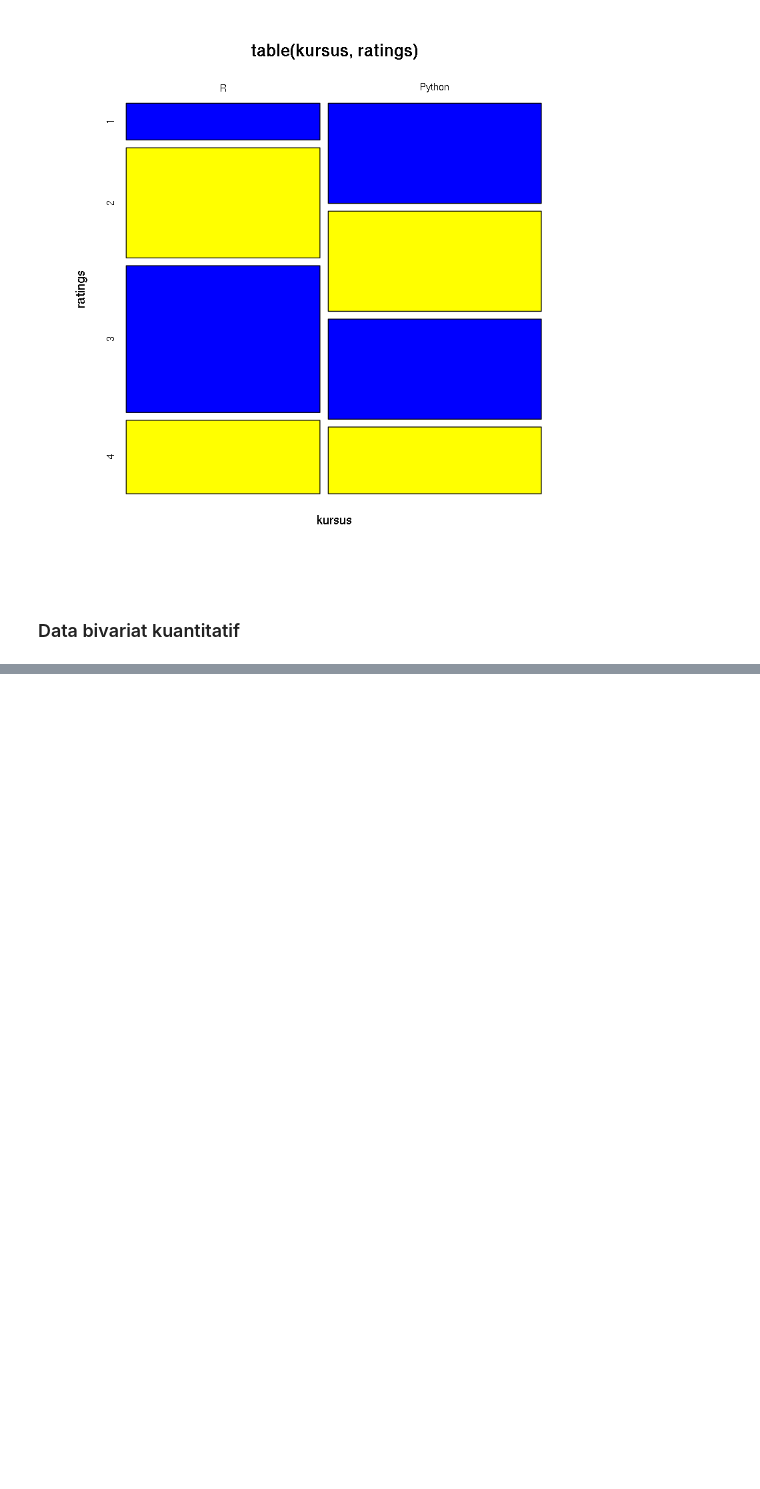
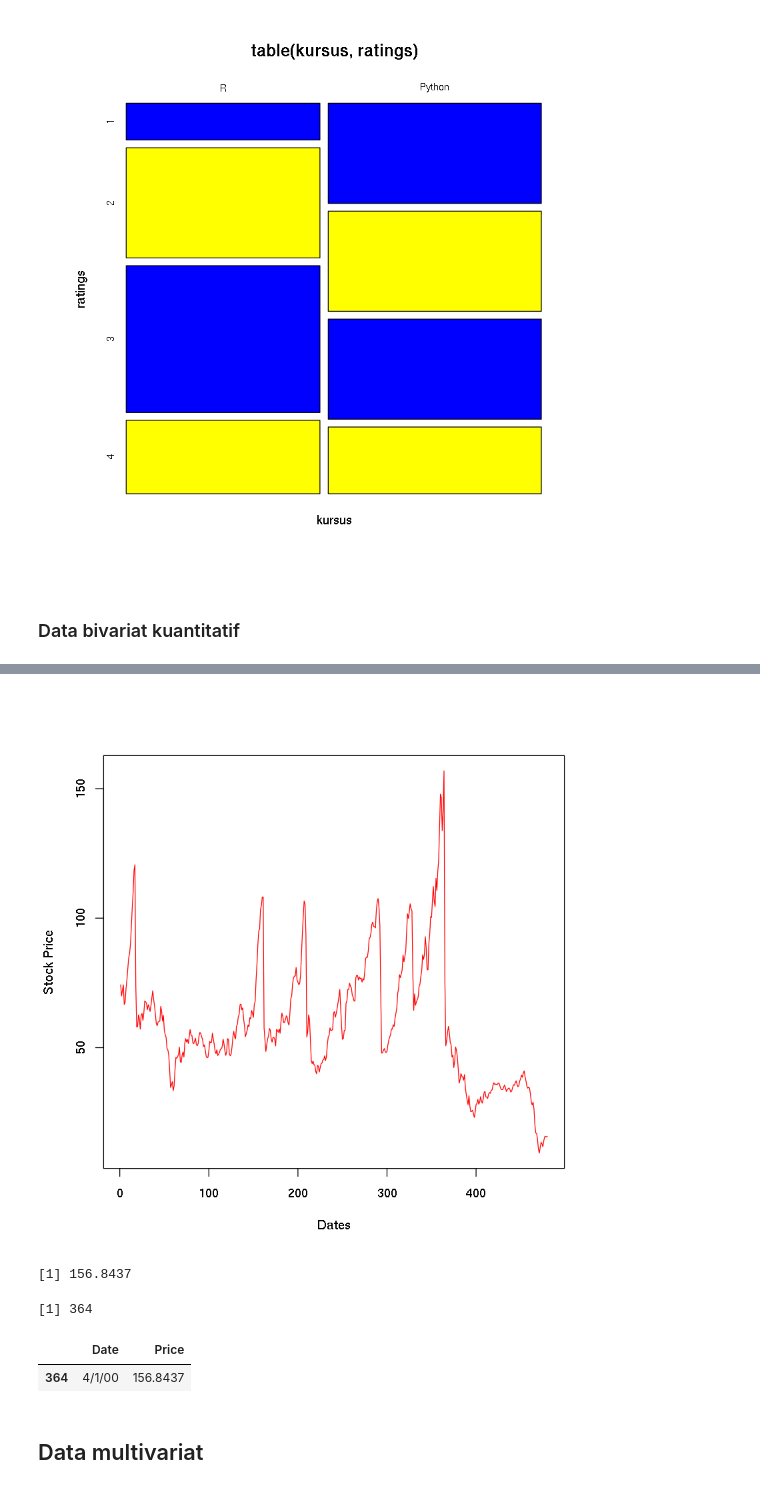
Before and after one commit to sandyherho/tutorEksploR, a Jupyter notebook: notebooks/13DataBivarMultivar.ipynb, the cells around one changed output, grey strips where cells are left out. Drawn from its saved outputs; the diff is of its cells as text; code cells hidden in the pictures; blank space fills up the shorter version.

```diff
--- a/notebooks/13DataBivarMultivar.ipynb
+++ b/notebooks/13DataBivarMultivar.ipynb
@@ -64,0 +74,23 @@ mosaicplot(table(kursus,ratings),
+# %%
+plot(df$Price,
+    xlab='Dates',
+    ylab='Stock Price',
+    col='red',
+    type='l')
+# %% [output]
+[figure, added]
+# %%
+max(df$Price)
+# %% [output]
+[1] 156.8437
+# %%
+which(df$Price == max(df$Price)) # indeks maksimum
+# %% [output]
+[1] 364
+# %%
+df[which(df$Price == max(df$Price)),]
+# %% [output]
+|  | Date | Price |
+| 364 | 4/1/00 | 156.8437 |
+# %% [markdown]
+## Data multivariat
```
Also changed, not shown: parts of 11 cells of this notebook, 35 other files.
